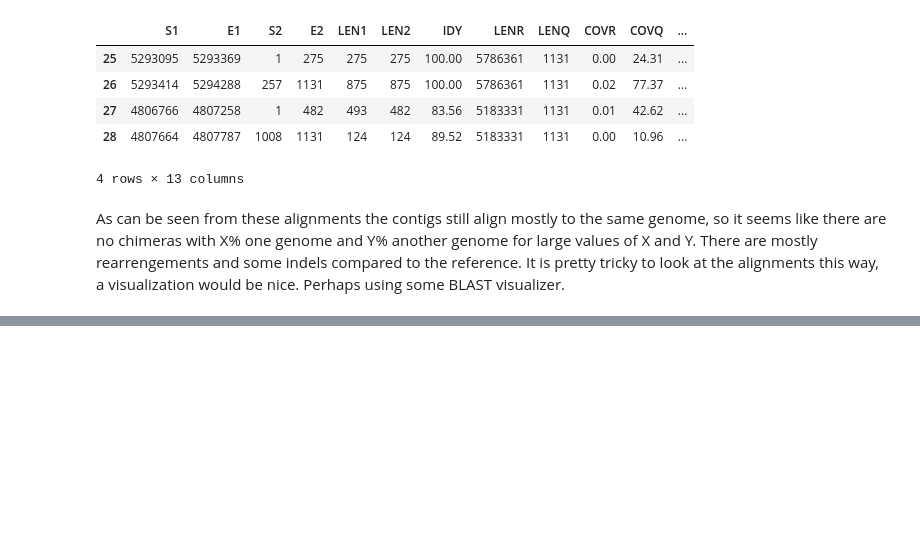
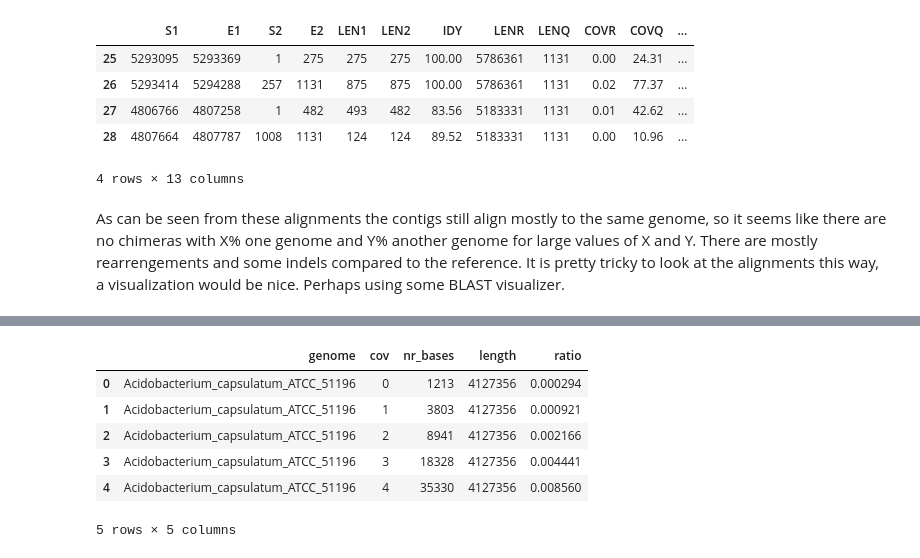
Before and after one commit to inodb/masmvali-publication, a Jupyter notebook: notebooks/LIMS1884-filtered-pairs-assemblies.ipynb, the cells around one changed output, grey strips where cells are left out. Drawn from its saved outputs; the diff is of its cells as text; code cells hidden in the pictures; blank space fills up the shorter version.

```diff
--- a/notebooks/LIMS1884-filtered-pairs-assemblies.ipynb
+++ b/notebooks/LIMS1884-filtered-pairs-assemblies.ipynb
@@ -346,0 +405,13 @@ As can be seen from these alignments the contigs still align mostly to the same
+# %%
+even_filt_ref_all = pd.read_csv("/media/milou/glob/projects/masmvali-partdeux/reassembly-filtered-reads/Sample_1ng_even/metassemble/reference-stats/ref_pair-smds.coverage",
+                                sep="\t", names=["genome", "cov", "nr_bases", "length", "ratio"])
+# %%
+even_filt_ref_all.head()
+# %% [output]
+|  | genome | cov | nr_bases | length | ratio |
+| 0 | Acidobacterium_capsulatum_ATCC_51196 | 0 | 1213 | 4127356 | 0.000294 |
+| 1 | Acidobacterium_capsulatum_ATCC_51196 | 1 | 3803 | 4127356 | 0.000921 |
+| 2 | Acidobacterium_capsulatum_ATCC_51196 | 2 | 8941 | 4127356 | 0.002166 |
+| 3 | Acidobacterium_capsulatum_ATCC_51196 | 3 | 18328 | 4127356 | 0.004441 |
+| 4 | Acidobacterium_capsulatum_ATCC_51196 | 4 | 35330 | 4127356 | 0.008560 |
+5 rows × 5 columns
```
Also changed, not shown: parts of 12 cells of this notebook.
